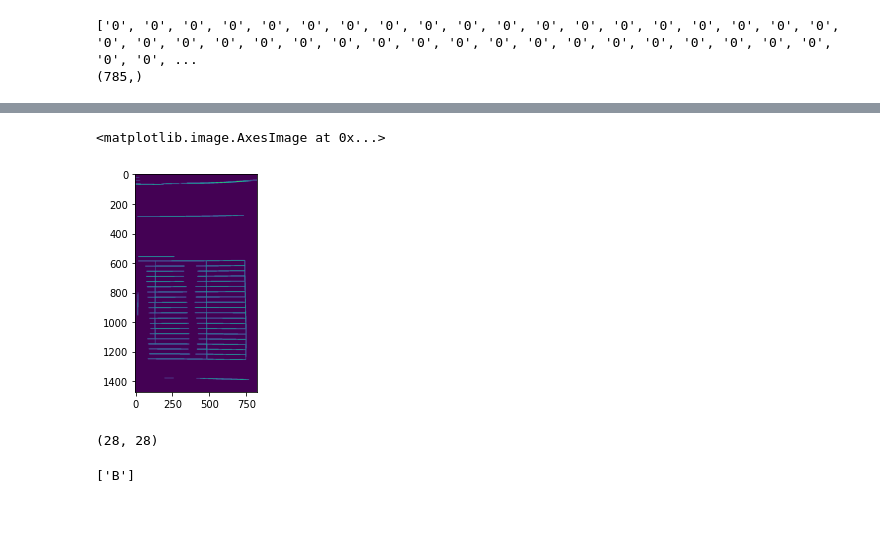
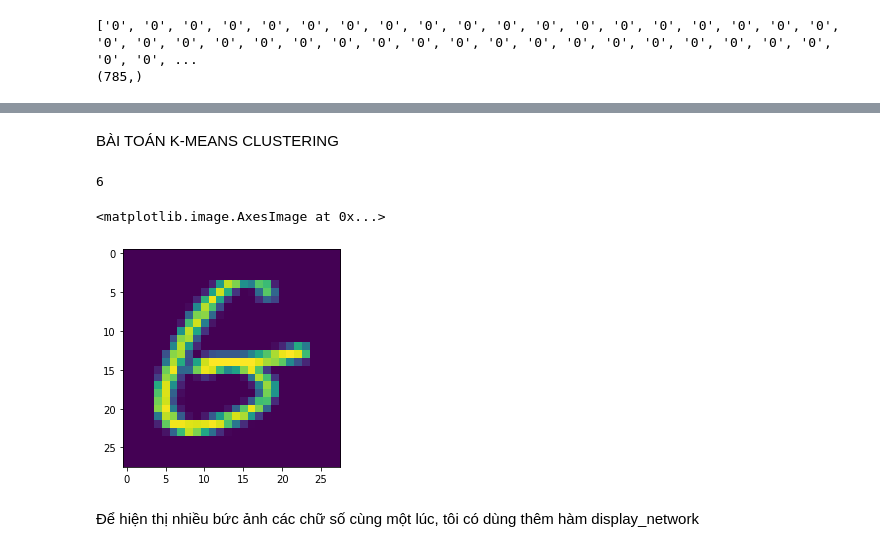
Before and after one commit to datdinh173011/abc, a Jupyter notebook: Datndchuviettay.ipynb, the cells around one changed output, grey strips where cells are left out. Drawn from its saved outputs; the diff is of its cells as text; code cells hidden in the pictures; blank space fills up the shorter version.

```diff
--- a/Datndchuviettay.ipynb
+++ b/Datndchuviettay.ipynb
@@ -236,23 +246,0 @@ thresh = cv2.adaptiveThreshold(blur,255,cv2.ADAPTIVE_THRESH_GAUSSIAN_C,cv2.THRES
-# %%
-horizal = thresh
-vertical = thresh
-
-scale_height = 20 #Scale này để càng cao thì số dòng dọc xác định sẽ càng nhiều
-scale_long = 15
-
-long = int(img.shape[1]/scale_long)
-height = int(img.shape[0]/scale_height)
-
-horizalStructure = cv2.getStructuringElement(cv2.MORPH_RECT, (long, 1))
-horizal = cv2.erode(horizal, horizalStructure, (-1, -1))
-horizal = cv2.dilate(horizal, horizalStructure, (-1, -1))
-
-verticalStructure = cv2.getStructuringElement(cv2.MORPH_RECT, (1, height))
-vertical = cv2.erode(vertical, verticalStructure, (-1, -1))
-vertical = cv2.dilate(vertical, verticalStructure, (-1, -1))
-
-mask = vertical + horizal
-plt.imshow(mask)
-# %% [output]
-<matplotlib.image.AxesImage at 0x...>
-[figure, removed]
@@ -310,26 +247,18 @@ for i, countour_img in enumerate(countours_img):
-# %%
-
-answer = cv2.resize(answer,(28,28))
-print(answer.shape)
-answer = answer.reshape(-1,28,28,1)
-
-# plt.imshow(answer.reshape(28,28), cmap='gray')
-# y_predict = model.predict(test_x[0].reshape(1,28,28,1))
-# print('Giá trị dự đoán: ', np.argmax(y_predict))
-# %% [output]
-(28, 28)
-# %%
-res = []
-res.append(np.argmax(model.predict(answer), axis=-1))
-letter = ['A', 'B', 'C', 'D']
-
-result = []
-for r in res:
-    if len(r) == 0:
-        result.append("X")
-    elif len(r) > 1:
-        result.append("O")
-    else:
-        result.append(letter[int(r[0])])
-# %% [output]
-['B']
+# %% [markdown]
+BÀI TOÁN K-MEANS CLUSTERING
+# %%
+train_x1 = train_data[:67000]
+train_y1 = train_label[:67000]
+
+test_x1 = train_data[67000:]
+test_y1 = train_label[67000:]
+# %%
+print(train_y1[5005])
+x = train_x1[5005].reshape(28,28)
+plt.imshow(x)
+# %% [output]
+6
+<matplotlib.image.AxesImage at 0x...>
+[figure, added]
+# %% [markdown]
+Để hiện thị nhiều bức ảnh các chữ số cùng một lúc, tôi có dùng thêm hàm display_network
```
Also changed, not shown: parts of 39 cells of this notebook.
